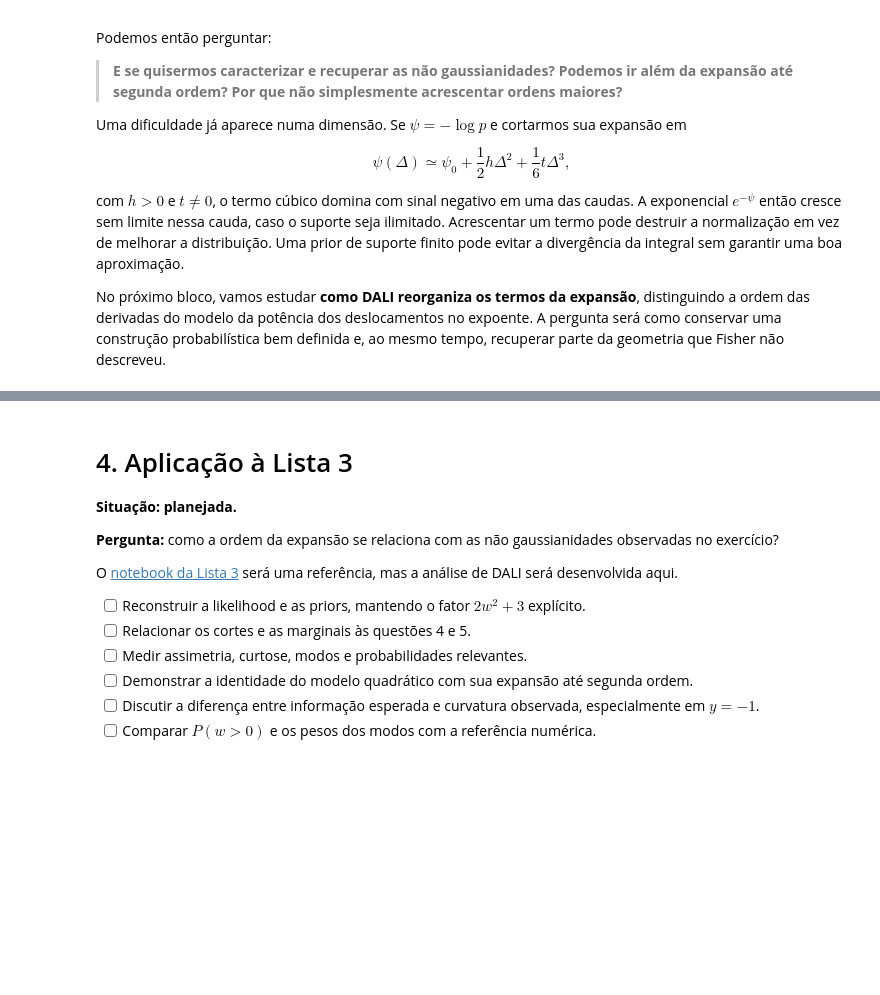
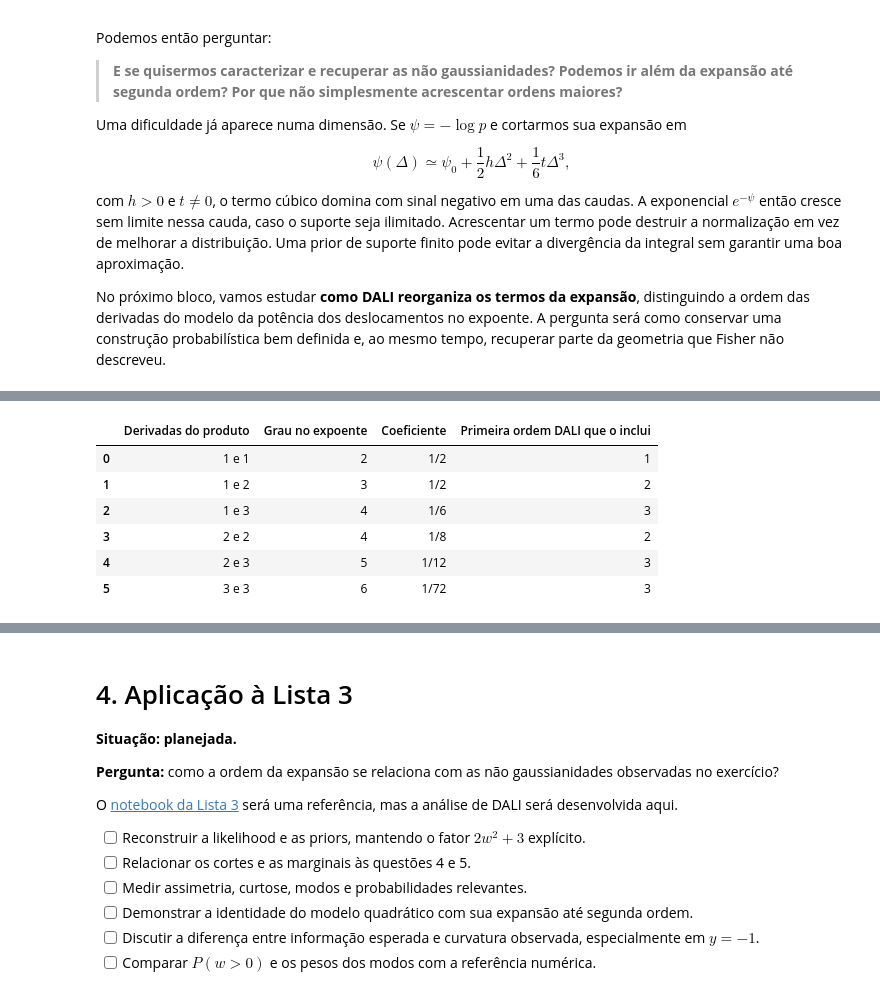
Before and after one commit to IgorStellet/Analise_Bayesiana, a Jupyter notebook: projeto/projeto_dali.ipynb, the cells around one changed output, grey strips where cells are left out. Cells and saved outputs as stored; diff of their text form; code cells hidden in the pictures; blank space fills up the shorter version.

Commit message:
DALI, 24/11, finalizado

```diff
--- a/projeto/projeto_dali.ipynb
+++ b/projeto/projeto_dali.ipynb
@@ -1065,0 +1522,38 @@ A forma de quadrado e as condições de normalização serão discutidas antes d
+# %%
+import importlib  # Permite recarregar o módulo depois de sua reescrita.
+from fractions import Fraction  # Mantém os fatores da expansão como frações exatas.
+from math import factorial, comb  # Calcula os fatores de Taylor e conta derivadas simétricas.
+import numpy as np  # Traz as operações com os tensores do modelo.
+import pandas as pd  # Organiza os resultados em tabelas.
+from IPython.display import display  # Exibe as tabelas neste notebook.
+
+importlib.reload(dali)  # Carrega as funções novas de src/dali.py.
+TABELAS_B2 = TABELAS_DIR / "bloco_02"  # Separa as saídas deste bloco das tabelas do Bloco 1.
+TABELAS_B2.mkdir(parents=True, exist_ok=True)  # Cria a pasta se ainda não existir.
+
+def mostrar_tabela_b2(nome, tabela):
+    """Exibe a tabela e guarda seus números junto das saídas do Bloco 2."""
+    tabela.to_csv(TABELAS_B2 / f"{nome}.csv", index=False)  # Salva a mesma tabela que será exibida.
+    display(tabela)  # Mostra os valores para inspeção.
+
+linhas_coef = []  # Reúne os seis produtos possíveis até o tripleto.
+for n_der in range(1, 4):  # Escolhe a ordem do primeiro fator do produto.
+    for m_der in range(n_der, 4):  # Evita contar duas vezes os produtos cruzados.
+        divisor = factorial(n_der)*factorial(m_der)  # Inclui os fatores de Taylor dos dois vetores.
+        if n_der == m_der:  # O termo diagonal não recebe a duplicação dos produtos cruzados.
+            divisor *= 2  # Mantém o fator externo 1/2 nesse caso.
+        linhas_coef.append({  # Registra ordem da derivada, potência e coeficiente separadamente.
+            "Derivadas do produto": f"{n_der} e {m_der}",
+            "Grau no expoente": n_der+m_der,
+            "Coeficiente": str(Fraction(1, divisor)),
+            "Primeira ordem DALI que o inclui": m_der,
+        })
+mostrar_tabela_b2("01_coeficientes", pd.DataFrame(linhas_coef))  # Confere os fatores 1/2, 1/8, 1/6, 1/12 e 1/72.
+# %% [output]
+|  | Derivadas do produto | Grau no expoente | Coeficiente | Primeira ordem DALI que o inclui |
+| 0 | 1 e 1 | 2 | 1/2 | 1 |
+| 1 | 1 e 2 | 3 | 1/2 | 2 |
+| 2 | 1 e 3 | 4 | 1/6 | 3 |
+| 3 | 2 e 2 | 4 | 1/8 | 2 |
+| 4 | 2 e 3 | 5 | 1/12 | 3 |
+| 5 | 3 e 3 | 6 | 1/72 | 3 |
```
Also changed, not shown: parts of 36 cells of this notebook, 10 other files.
